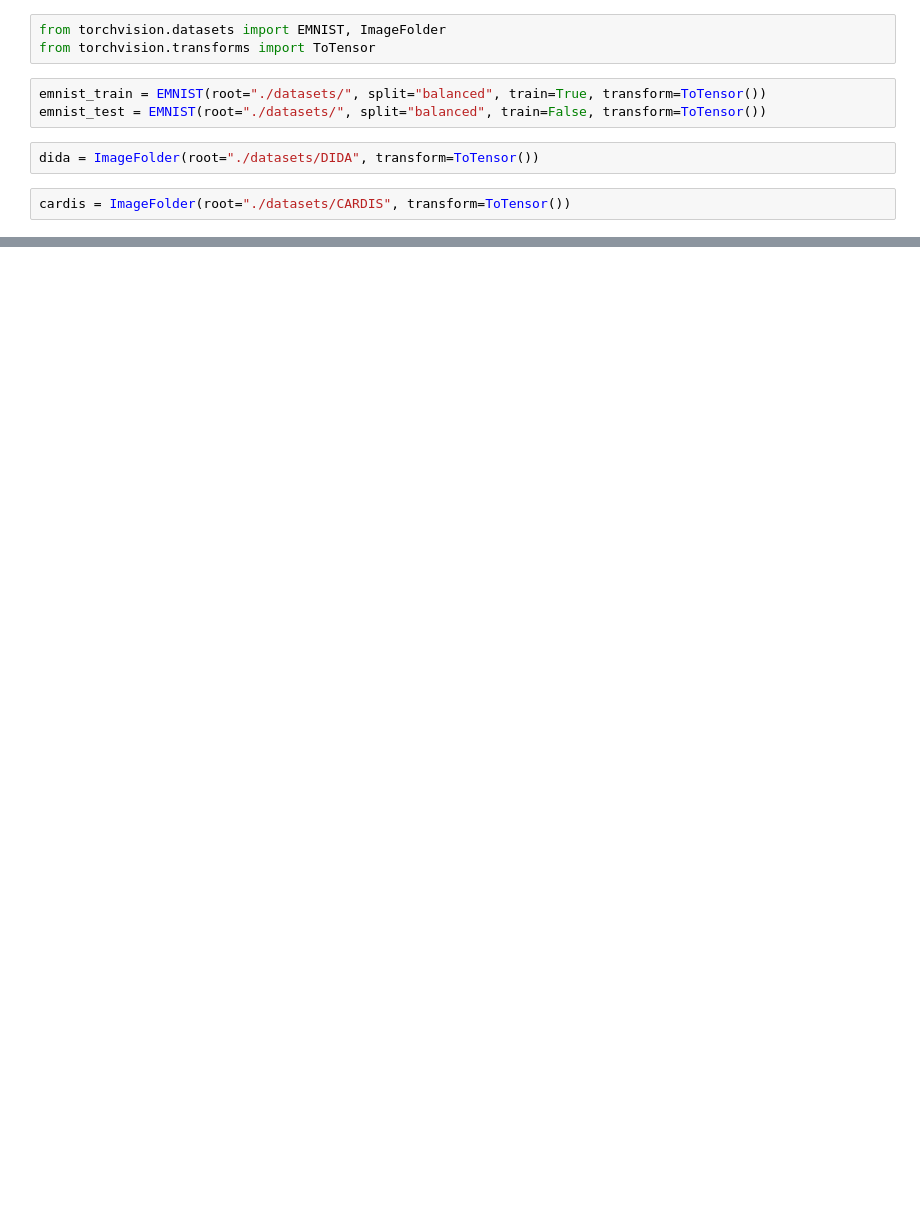
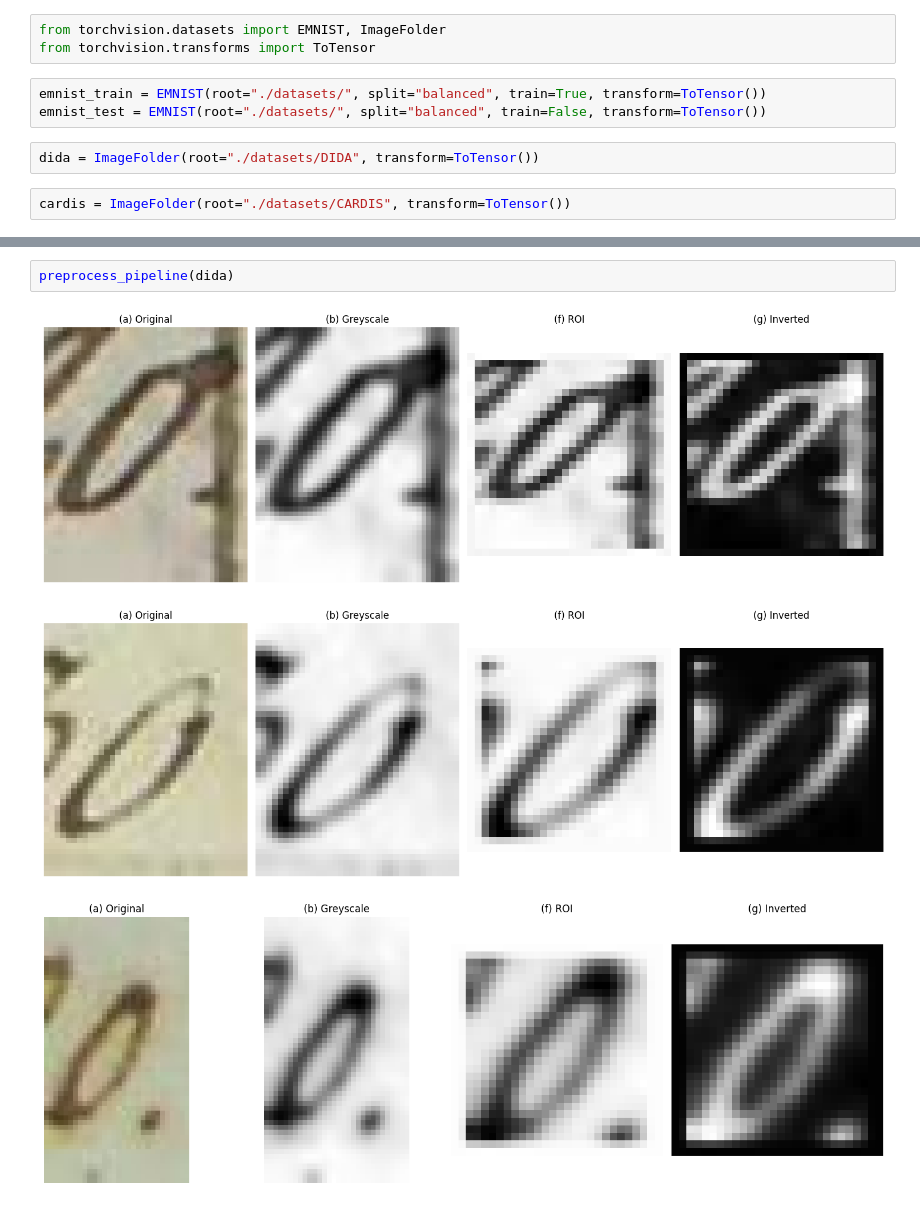
Before and after one commit to odinsseo/ii2202-historical-ocr, a Jupyter notebook: test.ipynb, the cells around one changed output, grey strips where cells are left out. Drawn from its saved outputs; the diff is of its cells as text; blank space fills up the shorter version.

```diff
--- a/test.ipynb
+++ b/test.ipynb
@@ -58,0 +50,6 @@ KeyboardInterrupt:
+# %%
+preprocess_pipeline(dida)
+# %% [output]
+[figure, added]
+[figure, added]
+[figure, added]
```
Also changed, not shown: parts of 3 cells of this notebook.
